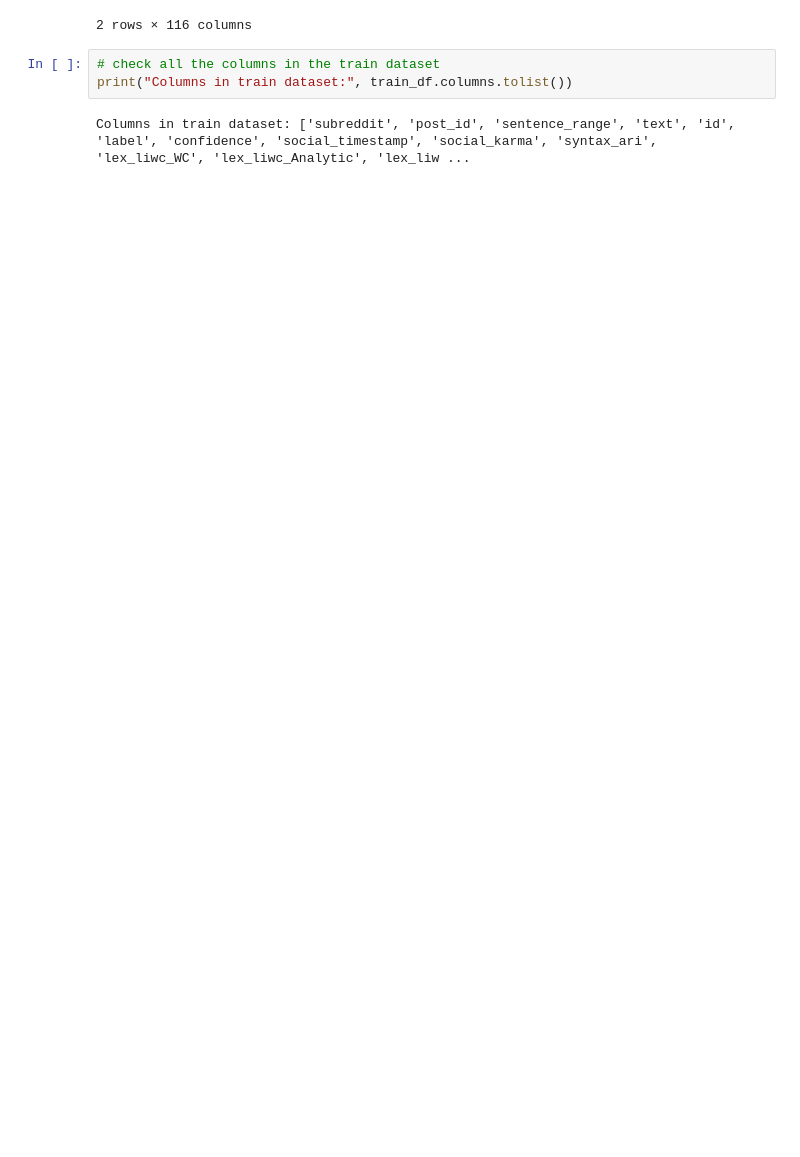
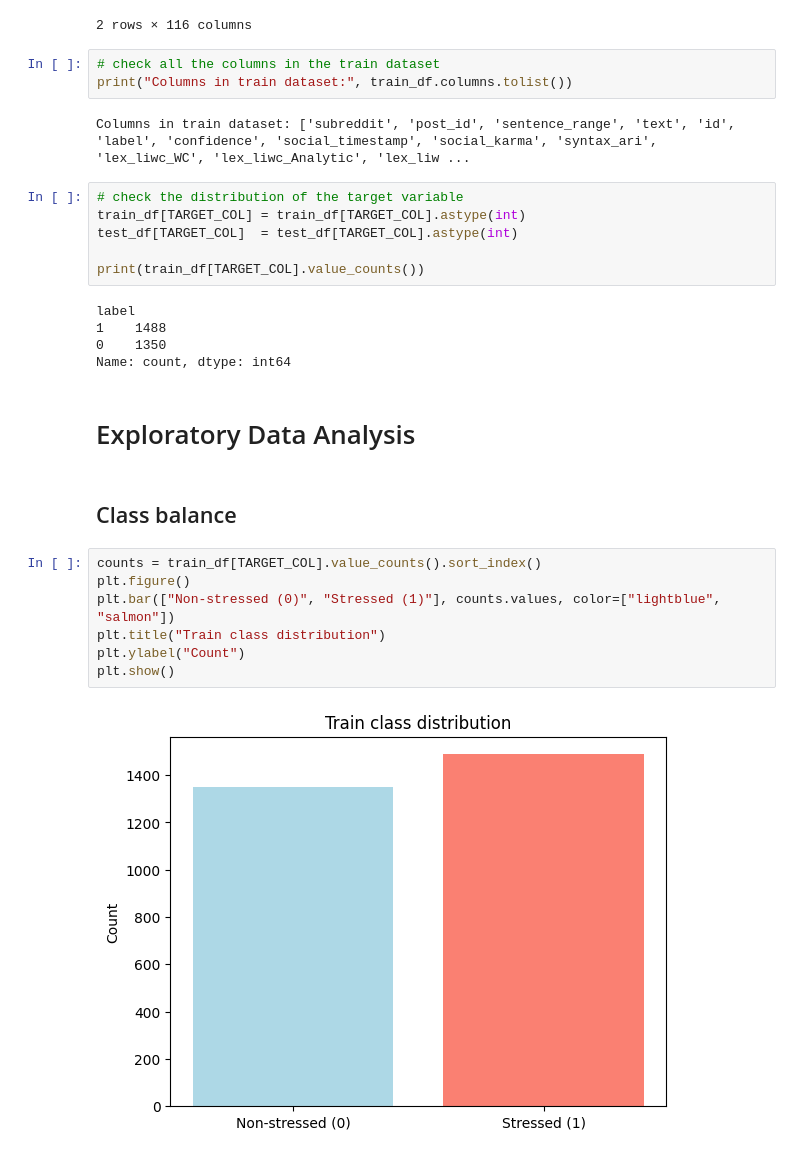
Before and after one commit to beckhamtoh/DSA4262, a Jupyter notebook: Individual Assignment 2/Assignment 2.ipynb, the cells around one changed output. Drawn from its saved outputs; the diff is of its cells as text; blank space fills up the shorter version.

```diff
--- a/Individual Assignment 2/Assignment 2.ipynb
+++ b/Individual Assignment 2/Assignment 2.ipynb
@@ -58,3 +58,27 @@ Test shape : (715, 116)
 print("Columns in train dataset:", train_df.columns.tolist())
 # %% [output]
 Columns in train dataset: ['subreddit', 'post_id', 'sentence_range', 'text', 'id', 'label', 'confidence', 'social_timestamp', 'social_karma', 'syntax_ari', 'lex_liwc_WC', 'lex_liwc_Analytic', 'lex_liw ...
+# %%
+# check the distribution of the target variable
+train_df[TARGET_COL] = train_df[TARGET_COL].astype(int)
+test_df[TARGET_COL]  = test_df[TARGET_COL].astype(int)
+
+print(train_df[TARGET_COL].value_counts())
+# %% [output]
+label
+1    1488
+0    1350
+Name: count, dtype: int64
+# %% [markdown]
+# Exploratory Data Analysis
+# %% [markdown]
+## Class balance
+# %%
+counts = train_df[TARGET_COL].value_counts().sort_index()
+plt.figure()
+plt.bar(["Non-stressed (0)", "Stressed (1)"], counts.values, color=["lightblue", "salmon"])
+plt.title("Train class distribution")
+plt.ylabel("Count")
+plt.show()
+# %% [output]
+[figure, added]
```
Also changed, not shown: parts of 47 cells of this notebook.
